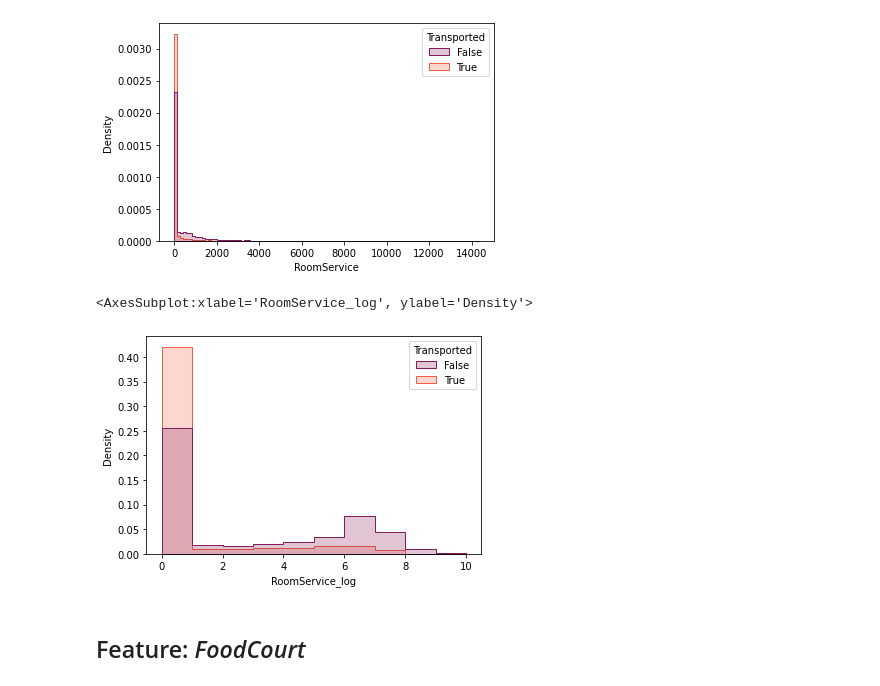
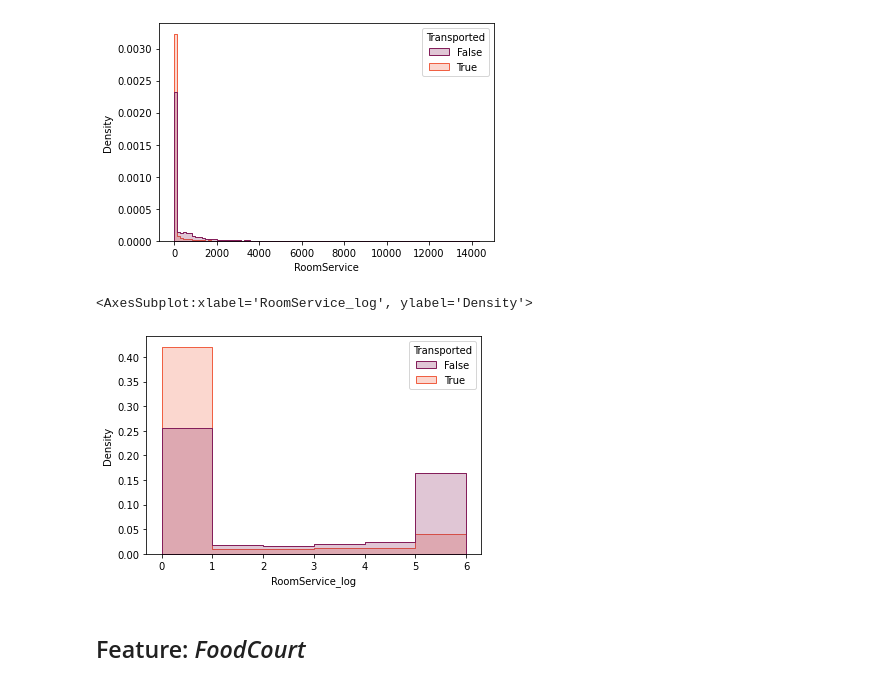
Before and after one commit to pdenieves/github-slideshow, a Jupyter notebook: feature-engineering-xgbclassifier.ipynb, the cells around one changed output. Cells and saved outputs as stored; diff of their text form; code cells hidden in the pictures.

```diff
--- a/feature-engineering-xgbclassifier.ipynb
+++ b/feature-engineering-xgbclassifier.ipynb
@@ -555,14 +555,15 @@ sns.histplot(x='RoomService', hue='Transported', stat='density', bins=100, eleme
 <AxesSubplot:xlabel='RoomService', ylabel='Density'>
 [figure]
 # %%
-# In order to decrease skew in distributions, I apply the logarithm transform to the feature.
-combi_2['RoomService_log']=np.log(1+combi_2['RoomService'])
+# In order to decrease skew in distributions, I remove outliers and apply the logarithmic transform to the feature.
+clamp_max = np.percentile(combi_2['RoomService'], 80)
+combi_2['RoomService_log']=np.log(1 + np.clip(combi_2['RoomService'], 0, clamp_max))
 
 sns.histplot(x='RoomService_log', hue='Transported', stat='density', binwidth=1, element='step', palette='rocket',
              data=combi_2[combi_2['Transported'] != 'Unknown'])
 # %% [output]
 <AxesSubplot:xlabel='RoomService_log', ylabel='Density'>
-[figure, old version]
+[figure, new version]
 # %% [markdown]
 ## Feature: *FoodCourt*
 # %%
```
Also changed, not shown: parts of 16 cells of this notebook.
